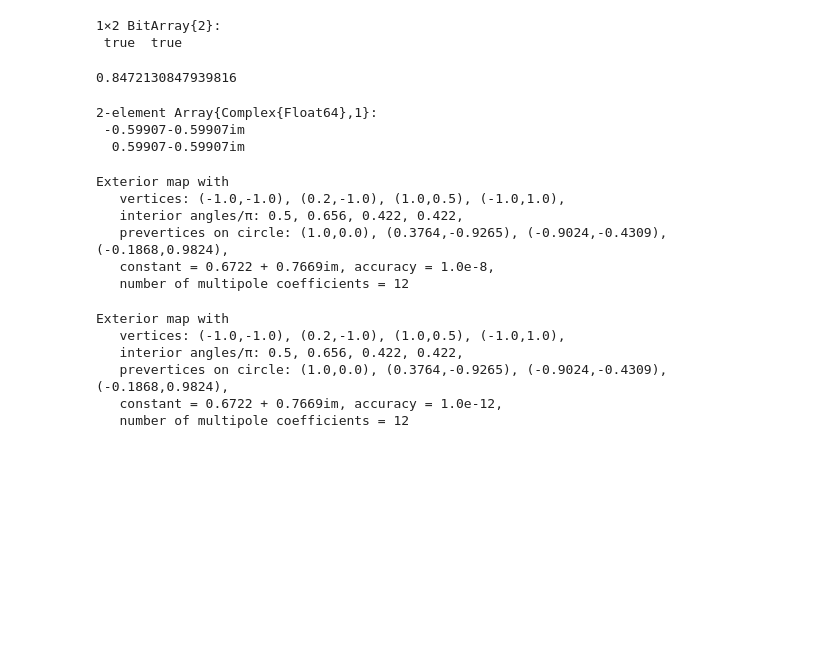
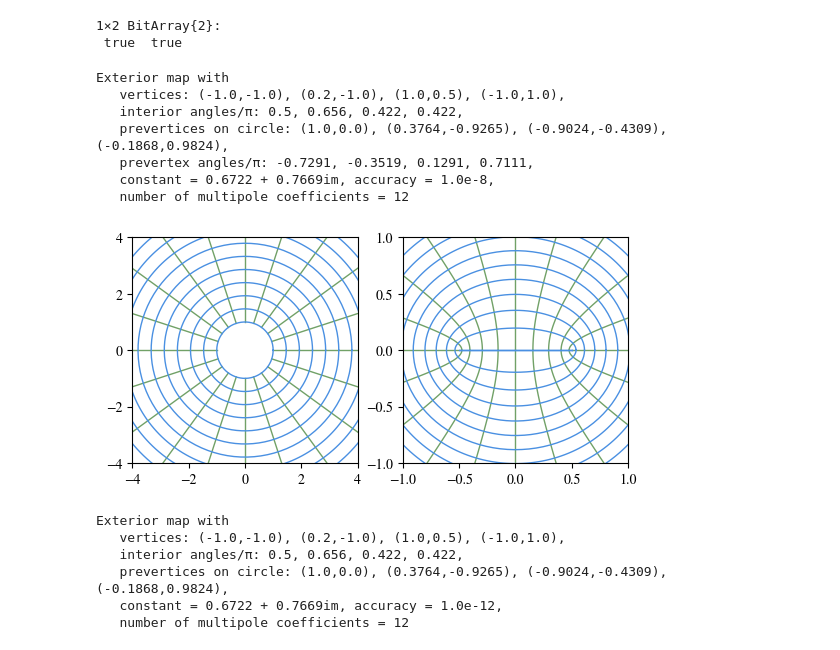
Before and after one commit to jdeldre/SchwarzChristoffel.jl, a Jupyter notebook: src/TestingSC.ipynb, the cells around one changed output. Drawn from its saved outputs; the diff is of its cells as text; code cells hidden in the pictures; blank space fills up the shorter version.

```diff
--- a/src/TestingSC.ipynb
+++ b/src/TestingSC.ipynb
@@ -42,35 +32,18 @@ isinpoly.(z,p,1e-5)
 [figure]
 1×2 BitArray{2}:
  true  true
-# %%
-z1 = -1.0+0.0im #1.0im
-z2 = exp(im*5π/4) #exp(im*3π/4)
-sing1 = 2 #1
-beta = [0.5,0.5,0.5,0.5]
-z = [1.0im,-1.0,-1.0im,1.0]
-nqpts = 8
-qdat = SchwarzChristoffel.Integration.qdata(beta,nqpts)
-dquad = SchwarzChristoffel.Exterior.DQuad(z,beta,qdat)
-dabsquad2 = SchwarzChristoffel.Exterior.DabsQuad(z,beta,qdat)
-I = dabsquad2(z1,z2,sing1)
-# %% [output]
-0.8472130847939816
-# %%
-z1 = [-1.0+0.0im,0.0+1.0im]
-z2 = [exp(im*5π/4),exp(im*3π/4)]
-sing1 = [2,1]
-I = dquad.(z1,z2,sing1)
-# %% [output]
-2-element Array{Complex{Float64},1}:
- -0.59907-0.59907im
-  0.59907-0.59907im
 # %%
-map = ExteriorMap(p)
+m = ExteriorMap(p)
 # %% [output]
 Exterior map with
    vertices: (-1.0,-1.0), (0.2,-1.0), (1.0,0.5), (-1.0,1.0),
    interior angles/π: 0.5, 0.656, 0.422, 0.422,
    prevertices on circle: (1.0,0.0), (0.3764,-0.9265), (-0.9024,-0.4309), (-0.1868,0.9824),
+   prevertex angles/π: -0.7291, -0.3519, 0.1291, 0.7111,
    constant = 0.6722 + 0.7669im, accuracy = 1.0e-8,
    number of multipole coefficients = 12
+# %%
+conformal_grid(map)
+# %% [output]
+[figure, added]
 # %%
```
Also changed, not shown: parts of 13 cells of this notebook, 6 other files.
